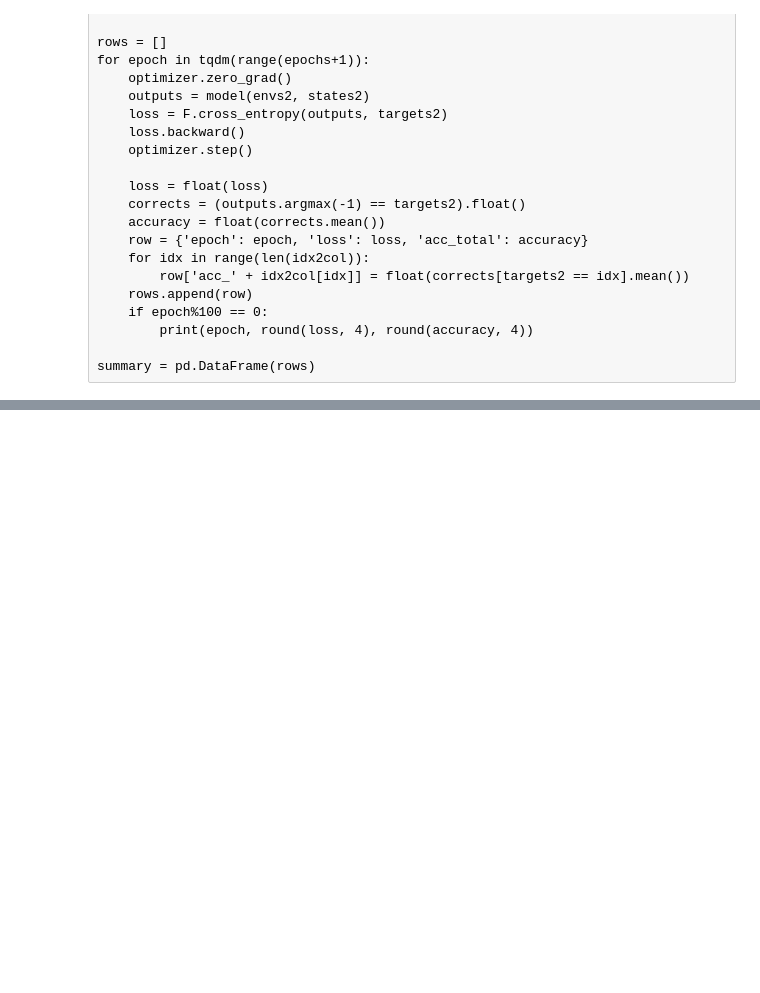
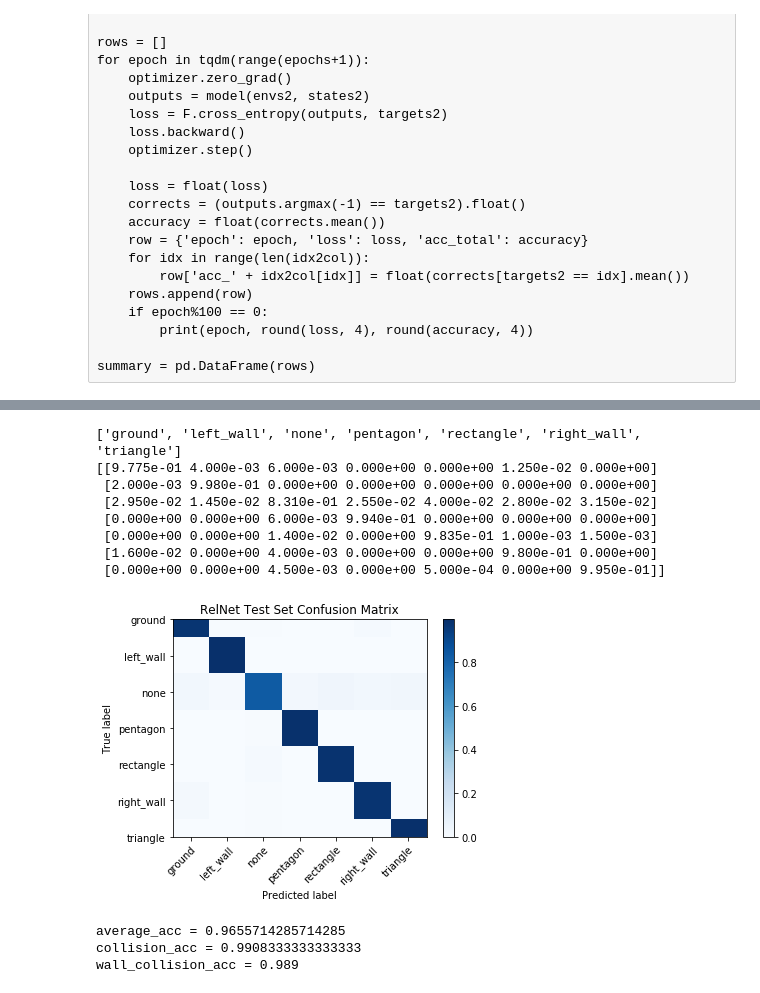
Before and after one commit to tepzhang/plinko_nn, a Jupyter notebook: scripts/collision_classifiers.ipynb, the cells around one changed output, grey strips where cells are left out. Saved outputs shown, nothing was run; the diff lists cells and outputs as text; code cells hidden in the pictures; blank space fills up the shorter version.

Commit message:
pushing some changes
- collision module
- relnet module
- changed util functions
- changed util functions to take in velocity as inputs

```diff
--- a/scripts/collision_classifiers.ipynb
+++ b/scripts/collision_classifiers.ipynb
@@ -257 +298,61 @@ plt.setp(ax.get_xticklabels(), rotation=45, ha="right",
 [figure]
+# %%
+# sample new test set
+states_test,targets_test,envs_test, idx2col, col2idx = createStates(df_ball, df_env, df_col,device)
+
+savename = repo_path + '/experiments/collisions/mlp'
+
+#model = relNet(state_size = 4, state_hn = 4, state_embed_size=32,
+#                obj_size = 3, obj_hn = 4,obj_embed_size=16,
+#                obj_n = 3, nullobj_n = 4,
+#                mlp_hsize = 16, mlp_hn=3, mlp_outsize=1).to(device)
+#model.load_state_dict(torch.load(savename + '.model'))
+#model.eval()
+outputs = model(envs_test, states_test)
+
+cm = confusion_matrix(targets_test.cpu(), outputs.argmax(-1).cpu())
+cm = cm.astype('float') / cm.sum(axis=1)[:, np.newaxis] # normalize
+classes = idx2col
+print(classes)
+
+print(cm)
+fig, ax = plt.subplots()
+im = ax.imshow(cm, interpolation='nearest', cmap=plt.cm.Blues)
+ax.figure.colorbar(im, ax=ax)
+# We want to show all ticks...
+ax.set(xticks=np.arange(cm.shape[1]),
+       yticks=np.arange(cm.shape[0]),
+       # ... and label them with the respective list entries
+       xticklabels=classes, yticklabels=classes,
+       title='RelNet Test Set Confusion Matrix',
+       ylabel='True label',
+       xlabel='Predicted label')
+
+# Rotate the tick labels and set their alignment.
+plt.setp(ax.get_xticklabels(), rotation=45, ha="right",
+         rotation_mode="anchor")
+
+s = 'mlp_testconfusion'
+path = repo_path + '/experiments/collisions/'
+plt.savefig(path+s)
+# %% [output]
+['ground', 'left_wall', 'none', 'pentagon', 'rectangle', 'right_wall', 'triangle']
+[[9.775e-01 4.000e-03 6.000e-03 0.000e+00 0.000e+00 1.250e-02 0.000e+00]
+ [2.000e-03 9.980e-01 0.000e+00 0.000e+00 0.000e+00 0.000e+00 0.000e+00]
+ [2.950e-02 1.450e-02 8.310e-01 2.550e-02 4.000e-02 2.800e-02 3.150e-02]
+ [0.000e+00 0.000e+00 6.000e-03 9.940e-01 0.000e+00 0.000e+00 0.000e+00]
+ [0.000e+00 0.000e+00 1.400e-02 0.000e+00 9.835e-01 1.000e-03 1.500e-03]
+ [1.600e-02 0.000e+00 4.000e-03 0.000e+00 0.000e+00 9.800e-01 0.000e+00]
+ [0.000e+00 0.000e+00 4.500e-03 0.000e+00 5.000e-04 0.000e+00 9.950e-01]]
+[figure, added]
+# %%
+average_acc = np.mean([9.775e-01,9.980e-01,8.310e-01,9.940e-01,9.835e-01,9.800e-01,9.950e-01])
+print('average_acc = ' + str(average_acc))
+collision_acc = np.mean([9.940e-01,9.835e-01,9.950e-01])
+print('collision_acc = ' + str(collision_acc))
+wall_collision_acc = np.mean([9.980e-01,9.800e-01])
+print('wall_collision_acc = ' + str(wall_collision_acc))
+# %% [output]
+average_acc = 0.9655714285714285
+collision_acc = 0.9908333333333333
+wall_collision_acc = 0.989
```
Also changed, not shown: parts of 5 cells of this notebook, 18 other files.
